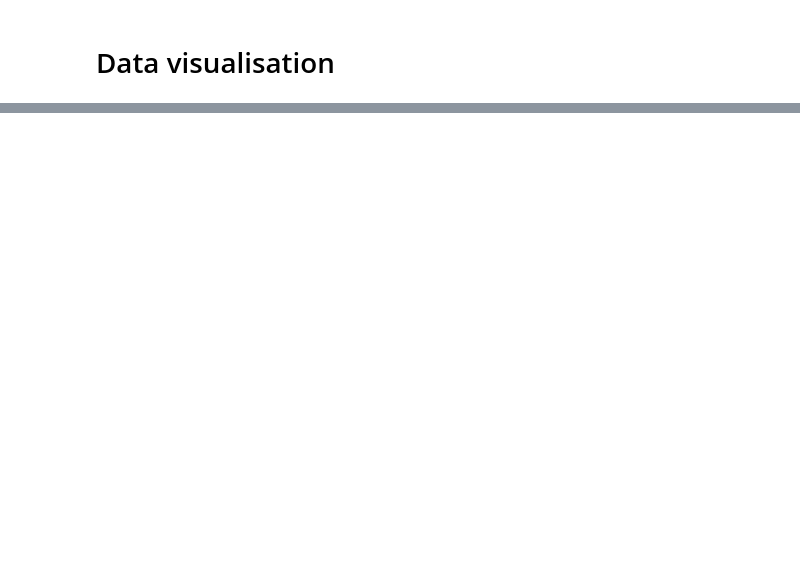
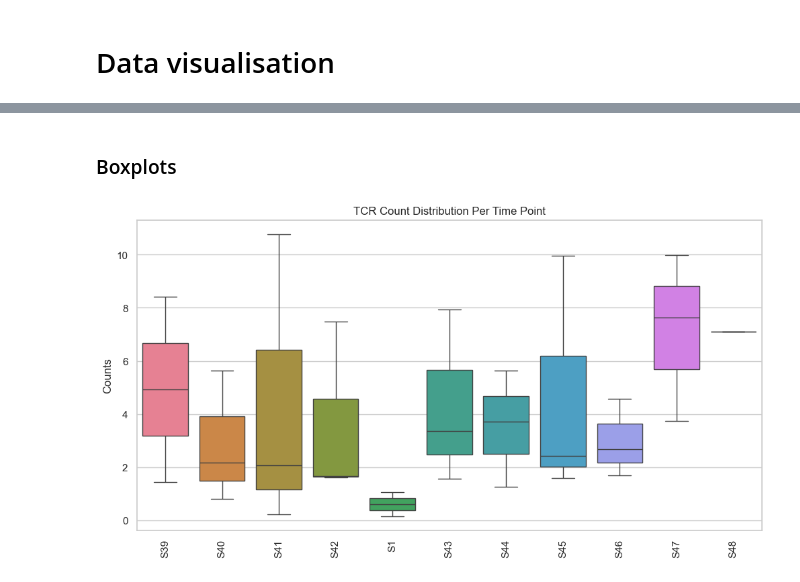
Before and after one commit to pablovadillo/Tensordecomposition, a Jupyter notebook: Data_visual_v.ipynb, the cells around one changed output, grey strips where cells are left out. Saved outputs shown, nothing was run; the diff lists cells and outputs as text; code cells hidden in the pictures; blank space fills up the shorter version.

```diff
--- a/Data_visual_v.ipynb
+++ b/Data_visual_v.ipynb
@@ -53,0 +417,12 @@ KeyboardInterrupt:
+# %% [markdown]
+### Boxplots
+# %%
+## 🚀 **3. Box Plot for Outlier Detection**
+plt.figure(figsize=(12, 6))
+sns.boxplot(data=df_cluster)
+plt.xticks(rotation=90)
+plt.title("TCR Count Distribution Per Time Point")
+plt.ylabel("Counts")
+plt.show()
+# %% [output]
+[figure, added]
```
Also changed, not shown: parts of 24 cells of this notebook.
